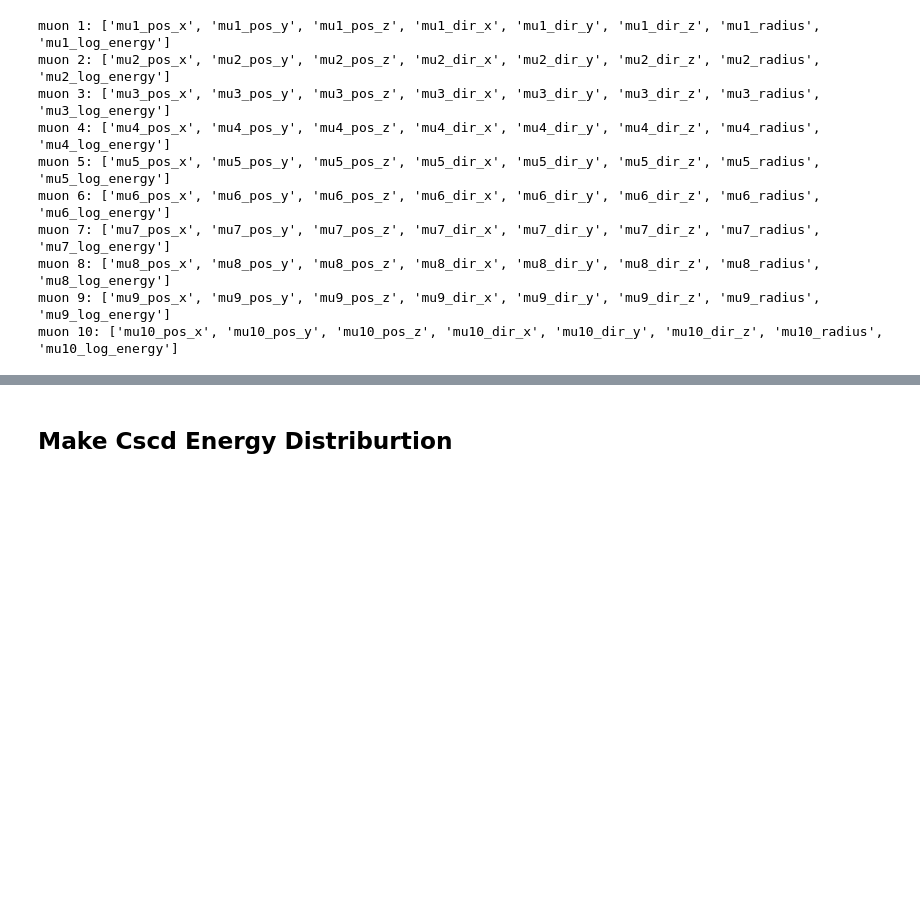
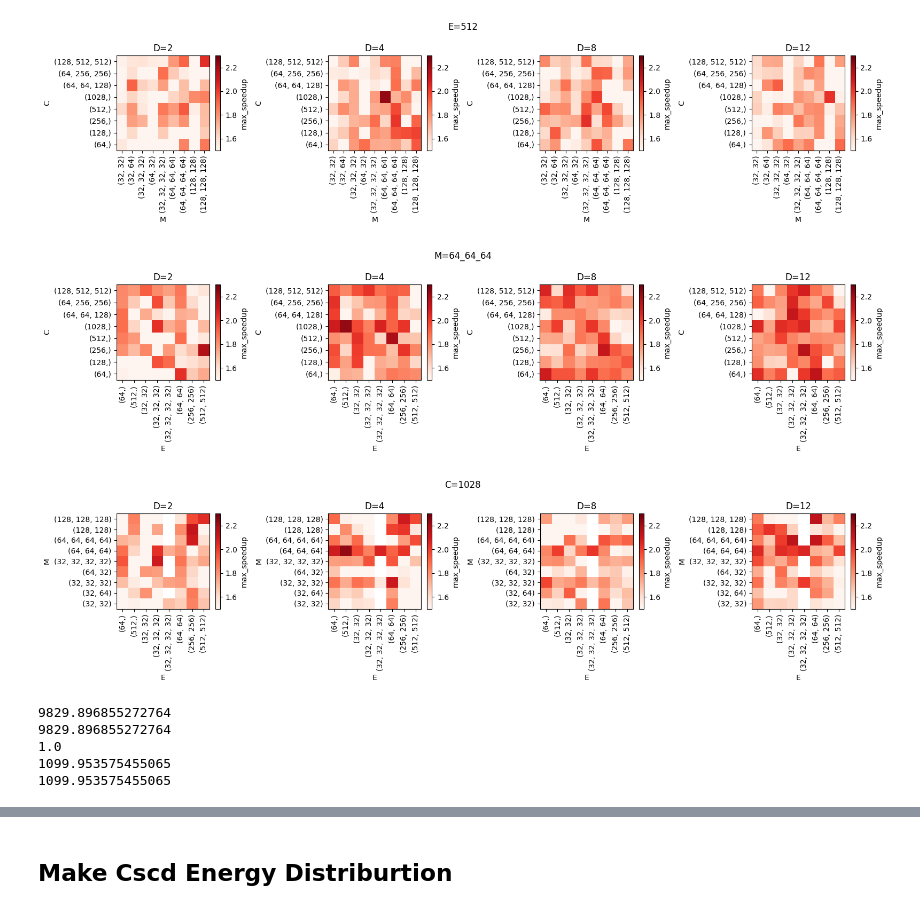
Before and after one commit to nrad/i3rej, a Jupyter notebook: manual_hp.ipynb, the cells around one changed output, grey strips where cells are left out. Saved outputs shown, nothing was run; the diff lists cells and outputs as text; code cells hidden in the pictures; blank space fills up the shorter version.

```diff
--- a/manual_hp.ipynb
+++ b/manual_hp.ipynb
@@ -133,25 +390,52 @@ plt.title(f'{model_tag}')
+# %%
+def facet_slices(df, profile_key, profile_values, fix_key, fix_value, x="M", y="C", cmap_range=None):
+    n = len(profile_values)
+    fig, axes = plt.subplots(1, n, figsize=(4*n, 4), squeeze=False)
+    for ax, v in zip(axes[0], profile_values):
+        plt.sca(ax)
+        plot_slice(df, {profile_key:v,  fix_key: fix_value}, x=x, y=y,
+                   value="max_speedup",
+                   cmap="Reds",
+                   title=f"{profile_key}={v}",
+                   annotate=False, cmap_range=cmap_range)
+    fig.suptitle(f"{fix_key}={fix_value}")
+    plt.tight_layout()
+
+
+# Example: sweep D while fixing E to best E
+
+cmap_range = (1.5,2.3)
+
+Ds = sorted(df["D"].unique(), key=lambda x: layer_weight_estimate(to_tuple(x)))
+facet_slices(df, "D", Ds, "E", best_model.E, x="M", y="C", cmap_range=cmap_range)
+
+facet_slices(df, "D", Ds, "M", best_model.M, x="E", y="C", cmap_range=cmap_range)
+
+facet_slices(df, "D", Ds, "C", best_model.C, x="E", y="M", cmap_range=cmap_range)
+
+# Es = sorted(df["E"].unique())
+# facet_slices(df, "E", Es, "D", best_model.D, x="M", y="C", cmap_range=cmap_range)
+
+# Ms = sorted(df["M"].unique())
+# facet_slices(df, "M", Ms, "D", best_model.D, x="E", y="C", cmap_range=cmap_range)
+
+# Cs = sorted(df["C"].unique())
+# facet_slices(df, "C", Cs, "D", best_model.D, x="E", y="M", cmap_range=cmap_range)
+# %% [output]
+[figure, added]
+[figure, added]
+[figure, added]
 # %%
 import keras
 import pandas as pd
 model_dirs
 
 # df = pd.read_hdf("/cephfs/users/nrad/lustre/data/hdf/Cscd_v0.0.12/20904/test_train_nocombineskimmed_nphotons/test.hdf5")
-df = pd.read_parquet("/cephfs/users/nrad/lustre/data/hdf/Cscd_v0.0.12/20904/test_train_nocombineskimmed_nphotons/test.parquet", engine='fastparquet')
+df_test = pd.read_parquet("/cephfs/users/nrad/lustre/data/hdf/Cscd_v0.0.12/20904/test_train_nocombineskimmed_nphotons/test.parquet", engine='fastparquet')
+df_train = pd.read_parquet("/cephfs/users/nrad/lustre/data/hdf/Cscd_v0.0.12/20904/test_train_nocombineskimmed_nphotons/train_RUS_to1to5.parquet", engine='fastparquet')
 
 import speedup_utils
 import custom_model
 
 features = ['log_z', 'log_rho', 'log_length', 'log_energy', 'interaction_height', 'cos_zenith', 'pdg_map', 'log_energy_per_nucleon', 'depth', 'multiplicity', 'mu_radius_mean', 'mu_radius_std', 'mu_radius_min', 'mu_radius_max', 'mu_log_energy_mean', 'mu_log_energy_std', 'mu_log_energy_min', 'mu_log_energy_max', 'mu1_radius', 'mu2_radius', 'mu3_radius', 'mu4_radius', 'mu5_radius', 'mu6_radius', 'mu7_radius', 'mu8_radius', 'mu9_radius', 'mu10_radius', 'mu1_log_energy', 'mu2_log_energy', 'mu3_log_energy', 'mu4_log_energy', 'mu5_log_energy', 'mu6_log_energy', 'mu7_log_energy', 'mu8_log_energy', 'mu9_log_energy', 'mu10_log_energy', 'singleness', 'mu_leading_energy_fraction', 'mu_bundle_log_energy', 'mu1_pos_x', 'mu1_pos_y', 'mu1_pos_z', 'mu1_dir_x', 'mu1_dir_y', 'mu1_dir_z', 'mu2_pos_x', 'mu2_pos_y', 'mu2_pos_z', 'mu2_dir_x', 'mu2_dir_y', 'mu2_dir_z', 'mu3_pos_x', 'mu3_pos_y', 'mu3_pos_z', 'mu3_dir_x', 'mu3_dir_y', 'mu3_dir_z', 'mu4_pos_x', 'mu4_pos_y', 'mu4_pos_z', 'mu4_dir_x', 'mu4_dir_y', 'mu4_dir_z', 'mu5_pos_x', 'mu5_pos_y', 'mu5_pos_z', 'mu5_dir_x', 'mu5_dir_y', 'mu5_dir_z', 'mu6_pos_x', 'mu6_pos_y', 'mu6_pos_z', 'mu6_dir_x', 'mu6_dir_y', 'mu6_dir_z', 'mu7_pos_x', 'mu7_pos_y', 'mu7_pos_z', 'mu7_dir_x', 'mu7_dir_y', 'mu7_dir_z', 'mu8_pos_x', 'mu8_pos_y', 'mu8_pos_z', 'mu8_dir_x', 'mu8_dir_y', 'mu8_dir_z', 'mu9_pos_x', 'mu9_pos_y', 'mu9_pos_z', 'mu9_dir_x', 'mu9_dir_y', 'mu9_dir_z', 'mu10_pos_x', 'mu10_pos_y', 'mu10_pos_z', 'mu10_dir_x', 'mu10_dir_y', 'mu10_dir_z']
 labels = ['CscdBDT']
-X, y, sample_weight = custom_model.xy_maker_muon_embedding(df, features, labels)
-# %% [output]
-muon 1: ['mu1_pos_x', 'mu1_pos_y', 'mu1_pos_z', 'mu1_dir_x', 'mu1_dir_y', 'mu1_dir_z', 'mu1_radius', 'mu1_log_energy']
-muon 2: ['mu2_pos_x', 'mu2_pos_y', 'mu2_pos_z', 'mu2_dir_x', 'mu2_dir_y', 'mu2_dir_z', 'mu2_radius', 'mu2_log_energy']
-muon 3: ['mu3_pos_x', 'mu3_pos_y', 'mu3_pos_z', 'mu3_dir_x', 'mu3_dir_y', 'mu3_dir_z', 'mu3_radius', 'mu3_log_energy']
-muon 4: ['mu4_pos_x', 'mu4_pos_y', 'mu4_pos_z', 'mu4_dir_x', 'mu4_dir_y', 'mu4_dir_z', 'mu4_radius', 'mu4_log_energy']
-muon 5: ['mu5_pos_x', 'mu5_pos_y', 'mu5_pos_z', 'mu5_dir_x', 'mu5_dir_y', 'mu5_dir_z', 'mu5_radius', 'mu5_log_energy']
-muon 6: ['mu6_pos_x', 'mu6_pos_y', 'mu6_pos_z', 'mu6_dir_x', 'mu6_dir_y', 'mu6_dir_z', 'mu6_radius', 'mu6_log_energy']
-muon 7: ['mu7_pos_x', 'mu7_pos_y', 'mu7_pos_z', 'mu7_dir_x', 'mu7_dir_y', 'mu7_dir_z', 'mu7_radius', 'mu7_log_energy']
-muon 8: ['mu8_pos_x', 'mu8_pos_y', 'mu8_pos_z', 'mu8_dir_x', 'mu8_dir_y', 'mu8_dir_z', 'mu8_radius', 'mu8_log_energy']
-muon 9: ['mu9_pos_x', 'mu9_pos_y', 'mu9_pos_z', 'mu9_dir_x', 'mu9_dir_y', 'mu9_dir_z', 'mu9_radius', 'mu9_log_energy']
-muon 10: ['mu10_pos_x', 'mu10_pos_y', 'mu10_pos_z', 'mu10_dir_x', 'mu10_dir_y', 'mu10_dir_z', 'mu10_radius', 'mu10_log_energy']
@@ -158,3 +448,21 @@ muon 10: ['mu10_pos_x', 'mu10_pos_y', 'mu10_pos_z', 'mu10_dir_x', 'mu10_dir_y',
+# %%
+len(df_train), len(df_train2)
+
+
+df_test
+print( df_train[['sel_flux_weights', 'sample_weight']].prod(axis=1).sum() )
+print( df_train2[['sel_flux_weights', 'sample_weight']].prod(axis=1).sum() )
+
+
+print( len(df_test)/len(df_test2) )
+print( df_test[['sel_flux_weights']].prod(axis=1).sum() )
+print( df_test2[['sel_flux_weights']].prod(axis=1).sum() )
+# %% [output]
+9829.896855272764
+9829.896855272764
+1.0
+1099.953575455065
+1099.953575455065
 # %%
 import time
 
```
Also changed, not shown: parts of 46 cells of this notebook, 5 other files.
